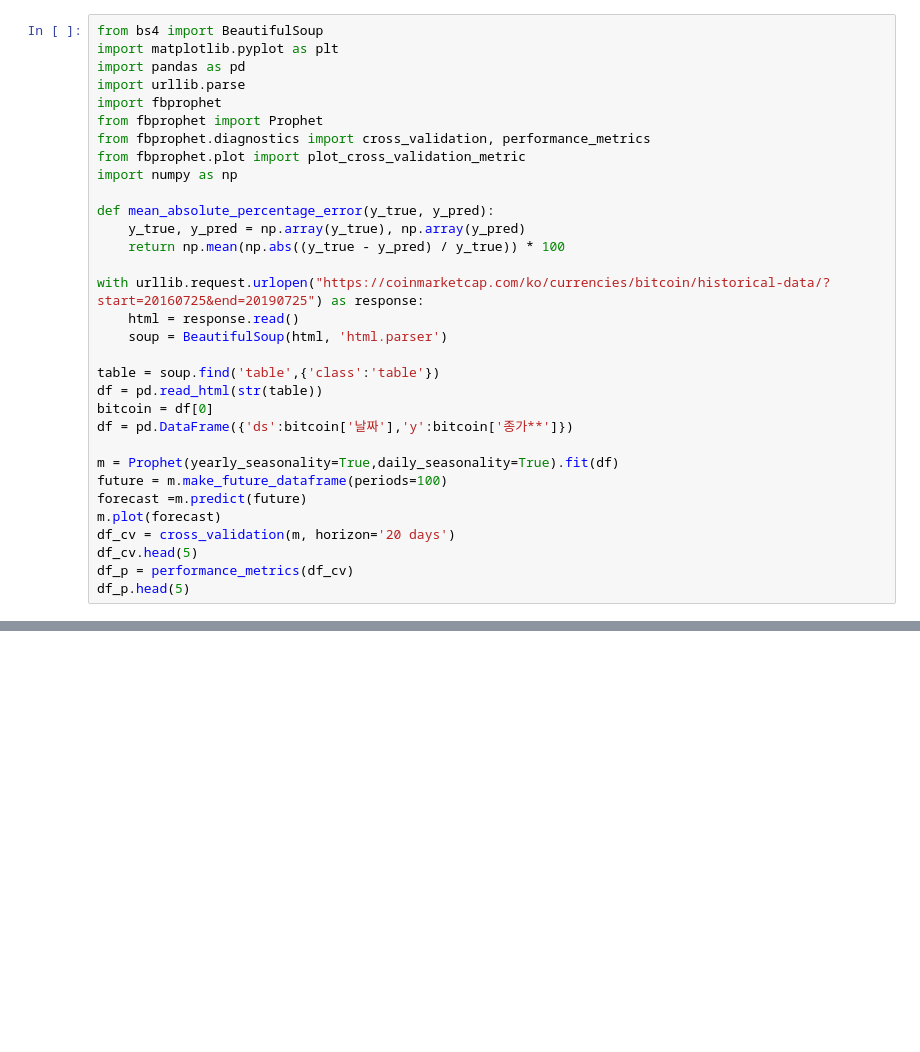
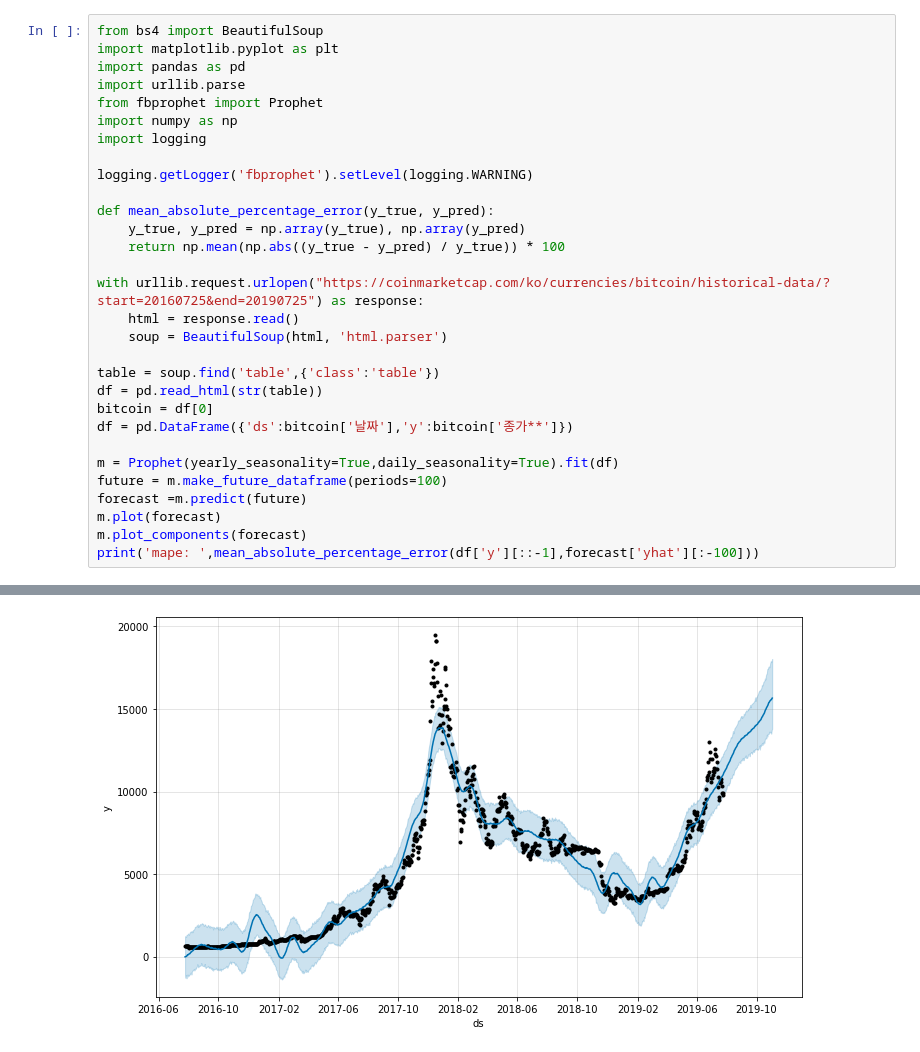
Before and after one commit to joi0104/predict-bitcoin, a Jupyter notebook: Untitled.ipynb, the cells around one changed output, grey strips where cells are left out. Saved outputs shown, nothing was run; the diff lists cells and outputs as text; blank space fills up the shorter version.

Commit message:
add mean_absolute_percentage_error

```diff
--- a/Untitled.ipynb
+++ b/Untitled.ipynb
@@ -3,11 +3,11 @@ from bs4 import BeautifulSoup
 import matplotlib.pyplot as plt
 import pandas as pd
 import urllib.parse
-import fbprophet
 from fbprophet import Prophet
-from fbprophet.diagnostics import cross_validation, performance_metrics
-from fbprophet.plot import plot_cross_validation_metric
 import numpy as np
+import logging
+
+logging.getLogger('fbprophet').setLevel(logging.WARNING)
 
 def mean_absolute_percentage_error(y_true, y_pred):
     y_true, y_pred = np.array(y_true), np.array(y_pred)
@@ -26,8 +26,6 @@ m = Prophet(yearly_seasonality=True,daily_seasonality=True).fit(df)
 future = m.make_future_dataframe(periods=100)
 forecast =m.predict(future)
 m.plot(forecast)
-df_cv = cross_validation(m, horizon='20 days')
-df_cv.head(5)
-df_p = performance_metrics(df_cv)
-df_p.head(5)
+m.plot_components(forecast)
+print('mape: ',mean_absolute_percentage_error(df['y'][::-1],forecast['yhat'][:-100]))
 # %% [output]
@@ -38,0 +33 @@ WARNING:fbprophet:Optimization terminated abnormally. Falling back to Newton.
+[figure, added]
```
Also changed, not shown: parts of 1 cell of this notebook.
